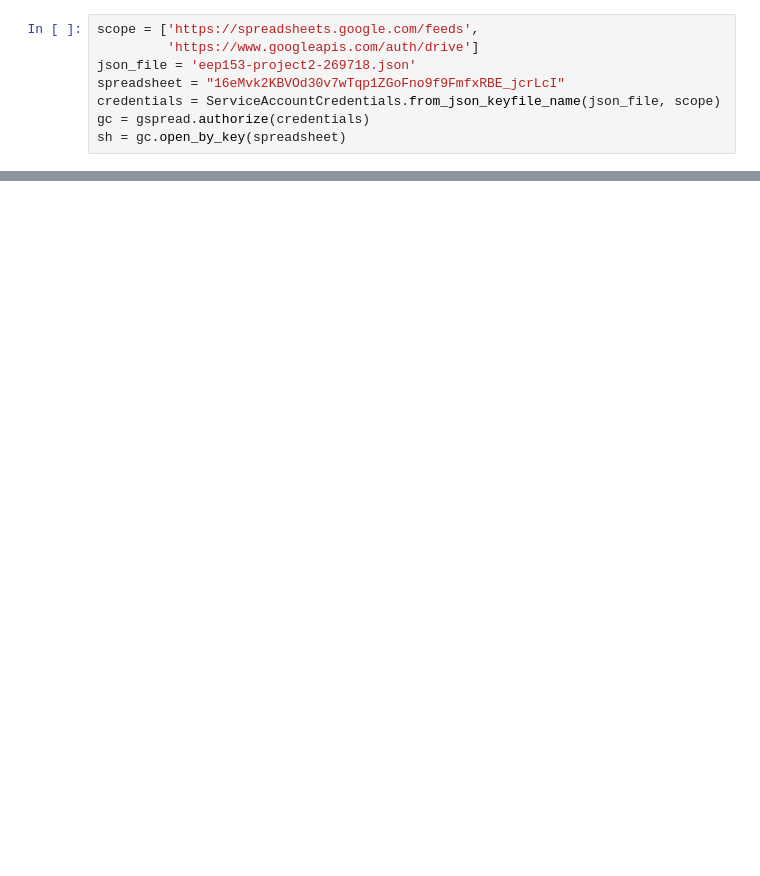
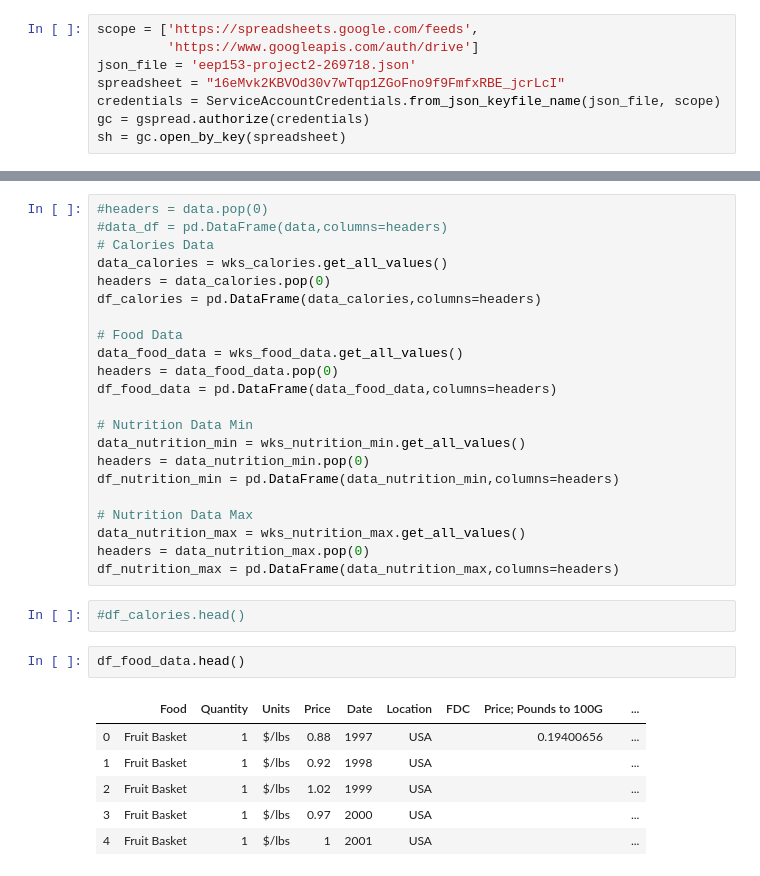
Before and after one commit to dholandaa/eep153-project2, a Jupyter notebook: Project 2.ipynb, the cells around one changed output, grey strips where cells are left out. Drawn from its saved outputs; the diff is of its cells as text; blank space fills up the shorter version.

```diff
--- a/Project 2.ipynb
+++ b/Project 2.ipynb
@@ -62,0 +54,33 @@ data_df.head()
+# %%
+#headers = data.pop(0)
+#data_df = pd.DataFrame(data,columns=headers)
+# Calories Data
+data_calories = wks_calories.get_all_values()
+headers = data_calories.pop(0)
+df_calories = pd.DataFrame(data_calories,columns=headers)
+
+# Food Data
+data_food_data = wks_food_data.get_all_values()
+headers = data_food_data.pop(0)
+df_food_data = pd.DataFrame(data_food_data,columns=headers)
+
+# Nutrition Data Min
+data_nutrition_min = wks_nutrition_min.get_all_values()
+headers = data_nutrition_min.pop(0)
+df_nutrition_min = pd.DataFrame(data_nutrition_min,columns=headers)
+
+# Nutrition Data Max
+data_nutrition_max = wks_nutrition_max.get_all_values()
+headers = data_nutrition_max.pop(0)
+df_nutrition_max = pd.DataFrame(data_nutrition_max,columns=headers)
+# %%
+#df_calories.head()
+# %%
+df_food_data.head()
+# %% [output]
+|  | Food | Quantity | Units | Price | Date | Location | FDC | Price; Pounds to 100G |  | ... |
+| 0 | Fruit Basket | 1 | $/lbs | 0.88 | 1997 | USA |  | 0.19400656 |  | ... |
+| 1 | Fruit Basket | 1 | $/lbs | 0.92 | 1998 | USA |  |  |  | ... |
+| 2 | Fruit Basket | 1 | $/lbs | 1.02 | 1999 | USA |  |  |  | ... |
+| 3 | Fruit Basket | 1 | $/lbs | 0.97 | 2000 | USA |  |  |  | ... |
+| 4 | Fruit Basket | 1 | $/lbs | 1 | 2001 | USA |  |  |  | ... |
```
Also changed, not shown: parts of 23 cells of this notebook, 4 other files.
